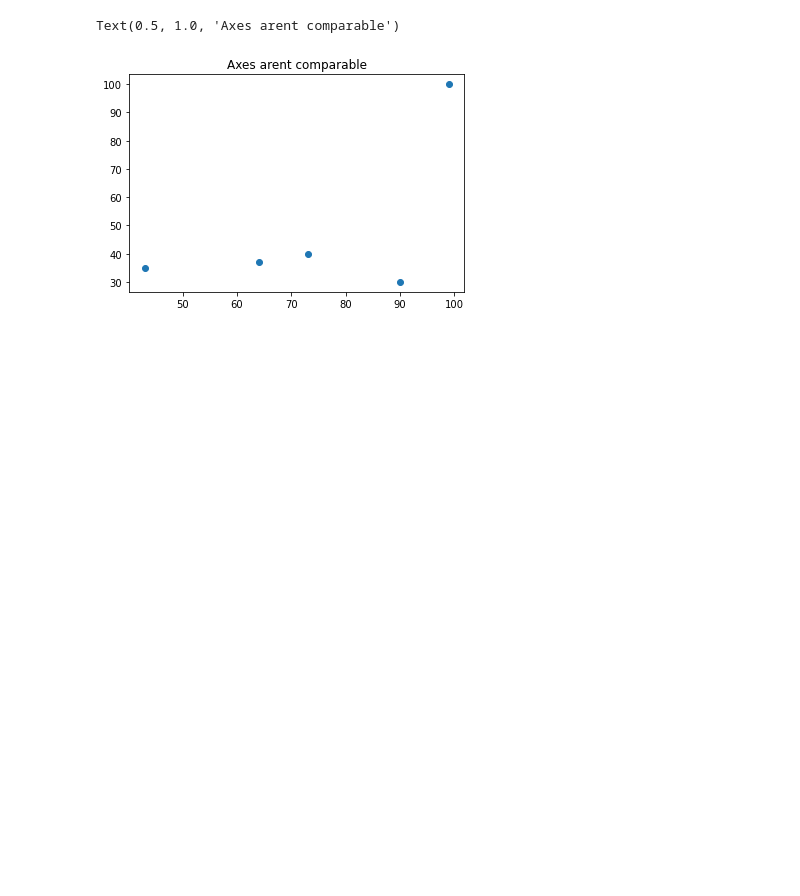
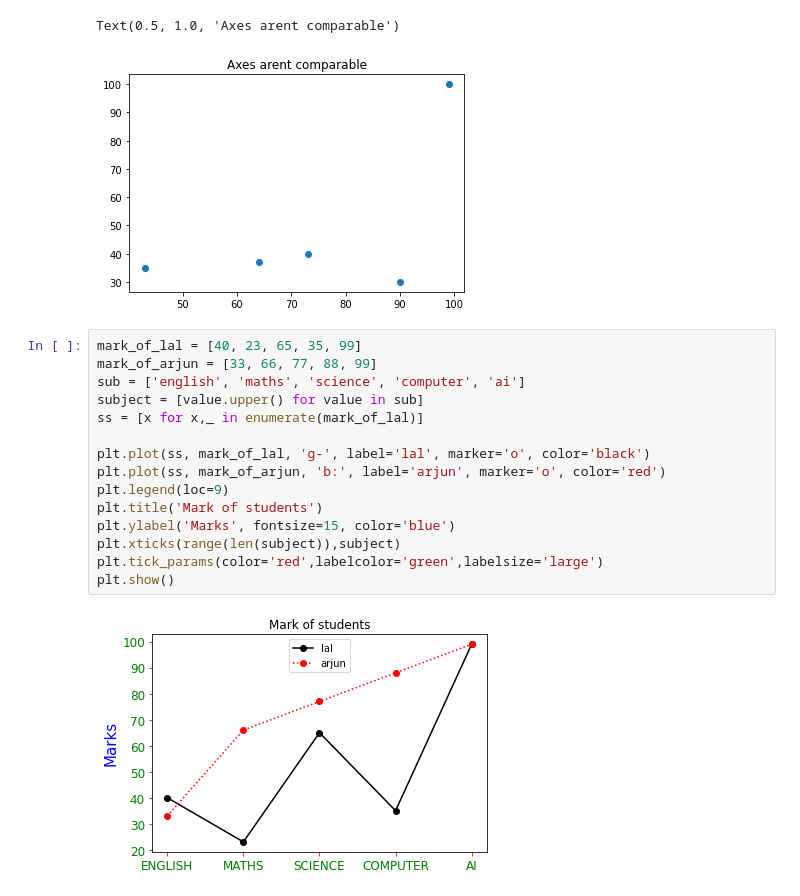
Before and after one commit to lkarjun/data-science-from-scratch, a Jupyter notebook: ChapterThree/DataVisualisation.ipynb, the cells around one changed output. Cells and saved outputs as stored; diff of their text form; blank space fills up the shorter version.

```diff
--- a/ChapterThree/DataVisualisation.ipynb
+++ b/ChapterThree/DataVisualisation.ipynb
@@ -170,3 +172,20 @@ plt.ylabel('test 2')
 # %% [output]
 Text(0.5, 1.0, 'Axes arent comparable')
 [figure]
+# %%
+mark_of_lal = [40, 23, 65, 35, 99]
+mark_of_arjun = [33, 66, 77, 88, 99]
+sub = ['english', 'maths', 'science', 'computer', 'ai']
+subject = [value.upper() for value in sub]
+ss = [x for x,_ in enumerate(mark_of_lal)]
+
+plt.plot(ss, mark_of_lal, 'g-', label='lal', marker='o', color='black')
+plt.plot(ss, mark_of_arjun, 'b:', label='arjun', marker='o', color='red')
+plt.legend(loc=9)
+plt.title('Mark of students')
+plt.ylabel('Marks', fontsize=15, color='blue')
+plt.xticks(range(len(subject)),subject)
+plt.tick_params(color='red',labelcolor='green',labelsize='large')
+plt.show()
+# %% [output]
+[figure, added]
```
Also changed, not shown: parts of 7 cells of this notebook.
